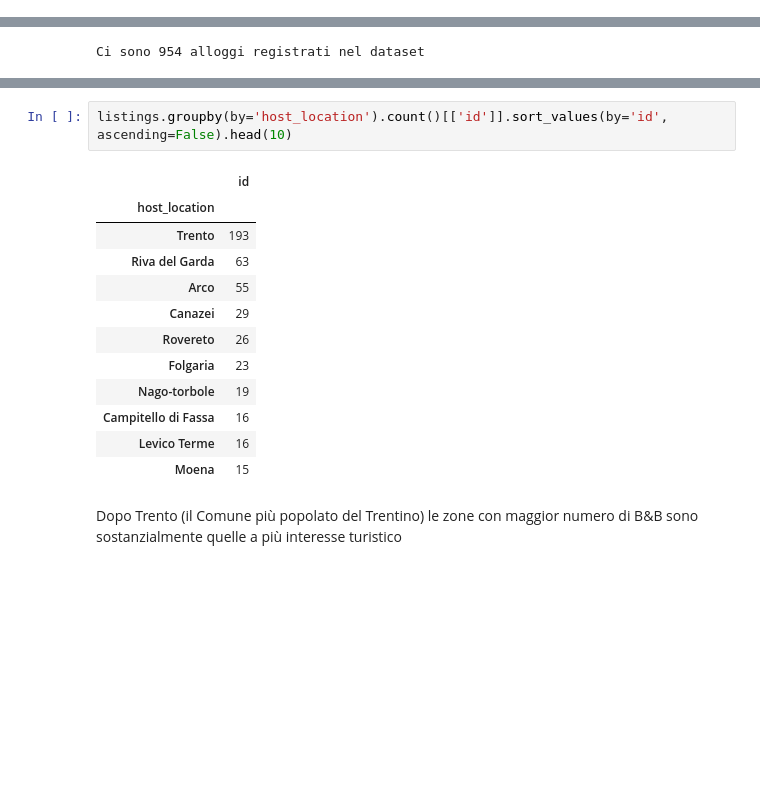
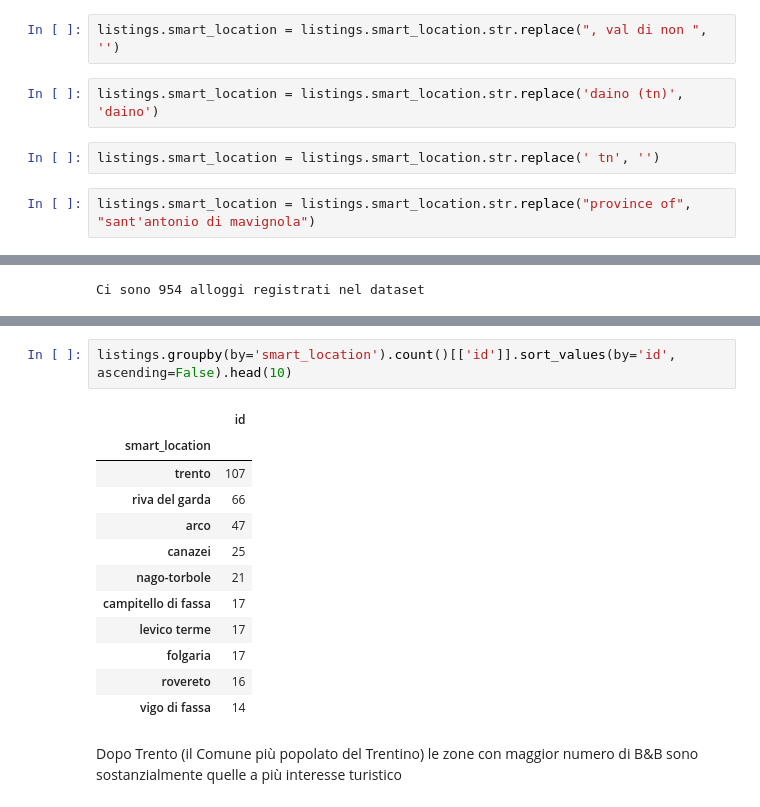
Before and after one commit to napo/airbnb_trentino2015, a Jupyter notebook: alloggi airbnb in trentino - anno 2015.ipynb, the cells around one changed output, grey strips where cells are left out. Cells and saved outputs as stored; diff of their text form; blank space fills up the shorter version.

```diff
--- a/alloggi airbnb in trentino - anno 2015.ipynb
+++ b/alloggi airbnb in trentino - anno 2015.ipynb
@@ -75 +99,9 @@ listings=listings[listings.name != 'Lana']
+# %%
+listings.smart_location = listings.smart_location.str.replace(", val di non ", '')
+# %%
+listings.smart_location = listings.smart_location.str.replace('daino (tn)', 'daino')
+# %%
+listings.smart_location = listings.smart_location.str.replace(' tn', '')
+# %%
+listings.smart_location = listings.smart_location.str.replace("province of", "sant'antonio di mavignola")
 # %%
@@ -278,18 +309,18 @@ array(['Trento', 'Folgaria', 'Arco', 'Cunevo', 'Carano', 'Riva del Garda',
 # %%
-listings.groupby(by='host_location').count()[['id']].sort_values(by='id', ascending=False).head(10)
+listings.groupby(by='smart_location').count()[['id']].sort_values(by='id', ascending=False).head(10)
 # %% [output]
 |  | id |
-| host_location |  |
-| Trento | 193 |
-| Riva del Garda | 63 |
-| Arco | 55 |
-| Canazei | 29 |
-| Rovereto | 26 |
-| Folgaria | 23 |
-| Nago-torbole | 19 |
-| Campitello di Fassa | 16 |
-| Levico Terme | 16 |
-| Moena | 15 |
+| smart_location |  |
+| trento | 107 |
+| riva del garda | 66 |
+| arco | 47 |
+| canazei | 25 |
+| nago-torbole | 21 |
+| campitello di fassa | 17 |
+| levico terme | 17 |
+| folgaria | 17 |
+| rovereto | 16 |
+| vigo di fassa | 14 |
 # %% [markdown]
 Dopo Trento (il Comune più popolato del Trentino) le zone con maggior numero di B&B sono sostanzialmente quelle a più interesse turistico
 # %% [markdown]
```
Also changed, not shown: parts of 47 cells of this notebook.
